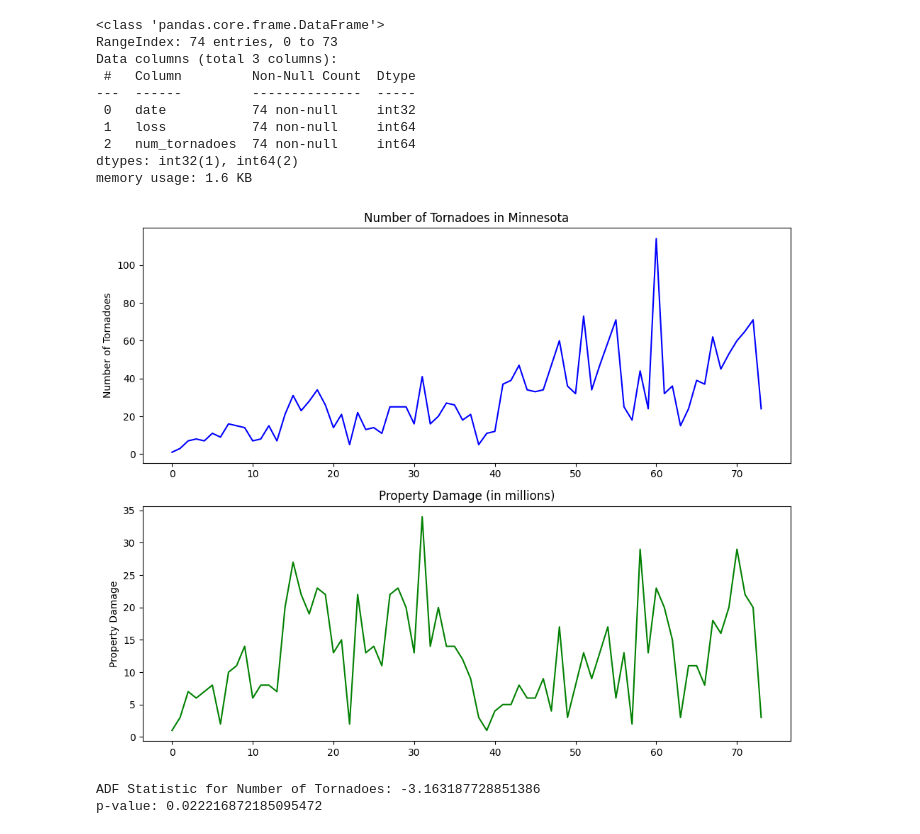
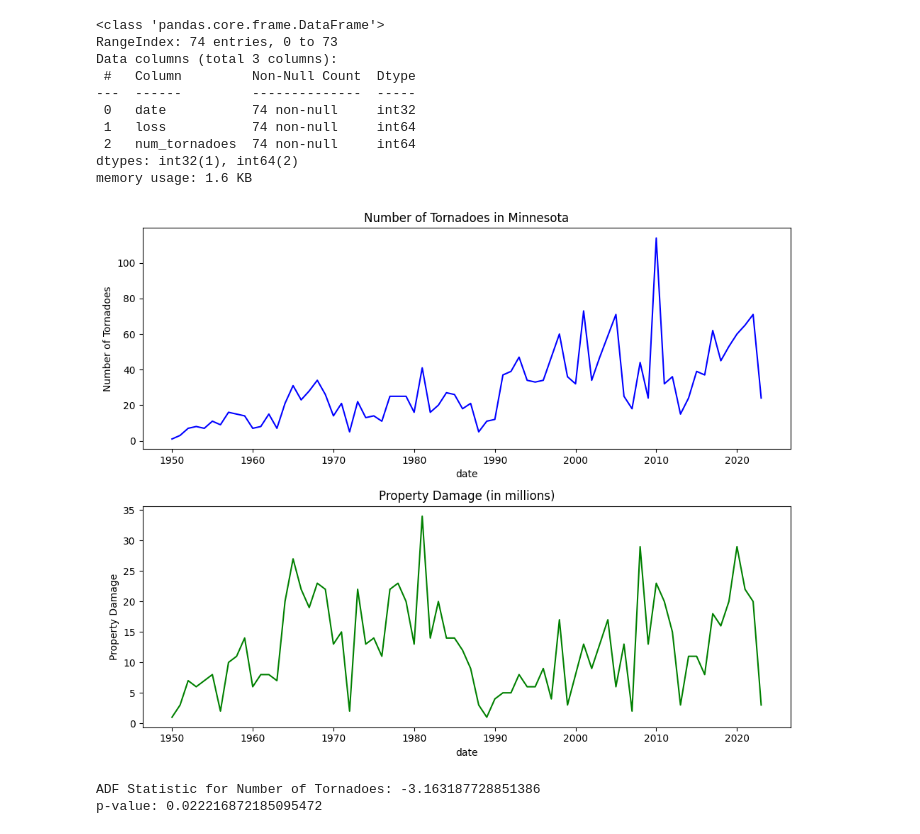
Before and after one commit to RainaVardhan/DS4002-Project-2, a Jupyter notebook: SCRIPTS/DS_PROJECT_2.ipynb, the cells around one changed output. Saved outputs shown, nothing was run; the diff lists cells and outputs as text; code cells hidden in the pictures.

```diff
--- a/SCRIPTS/DS_PROJECT_2.ipynb
+++ b/SCRIPTS/DS_PROJECT_2.ipynb
@@ -65,8 +59,8 @@ dtype: float64
 Map property loss data for years prior to 1996
 # %%
 # Create new column using dictionary
-mapping = {1.0: 50, 2.0: 300, 3.0: 3000, 4.0: 30000, 5.0: 300000, 6.0: 3000000,
-           7.0: 30000000, 8.0: 300000000, 9.0: 5000000000}
+mapping = {1.0: 50, 2.0: 275, 3.0: 2750, 4.0: 27500, 5.0: 275000, 6.0: 2750000,
+           7.0: 27500000, 8.0: 275000000, 9.0: 2750000000}
 
 # Combine this new data with existing dataframe
 mn_df.loc[:, 'loss'] = mn_df['loss'].map(mapping).fillna(mn_df['loss'])
@@ -124,20 +118,22 @@ Data columns (total 3 columns):
 dtypes: int32(1), int64(2)
 memory usage: 1.6 KB
 # %%
+yearly_data.set_index('date',inplace=True)
+
 fig, ax = plt.subplots(2, 1, figsize=(10, 8))
 
 #Plot the number of tornadoes each year
 yearly_data['num_tornadoes'].plot(ax=ax[0], title='Number of Tornadoes in Minnesota', color='blue')
 ax[0].set_ylabel('Number of Tornadoes')
 
 #Plot the property damage each year
 yearly_data['loss'].plot(ax=ax[1], title='Property Damage (in millions)', color='green')
 ax[1].set_ylabel('Property Damage')
 
 plt.tight_layout()
 plt.show()
 # %% [output]
-[figure, old version]
+[figure, new version]
 # %%
 # Perform ADF test to check for stationary of tornado data
 result = adfuller(yearly_data['num_tornadoes'])
```
Also changed, not shown: parts of 8 cells of this notebook.
